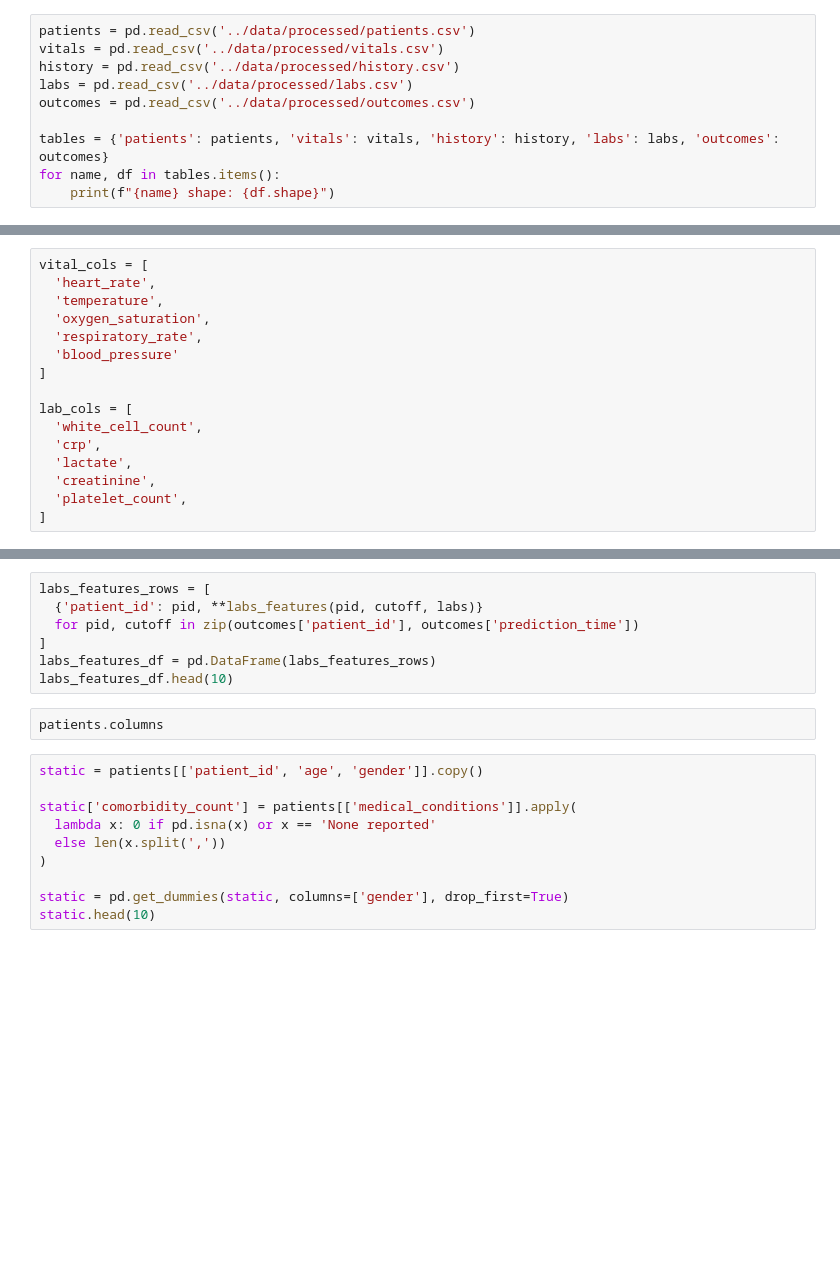
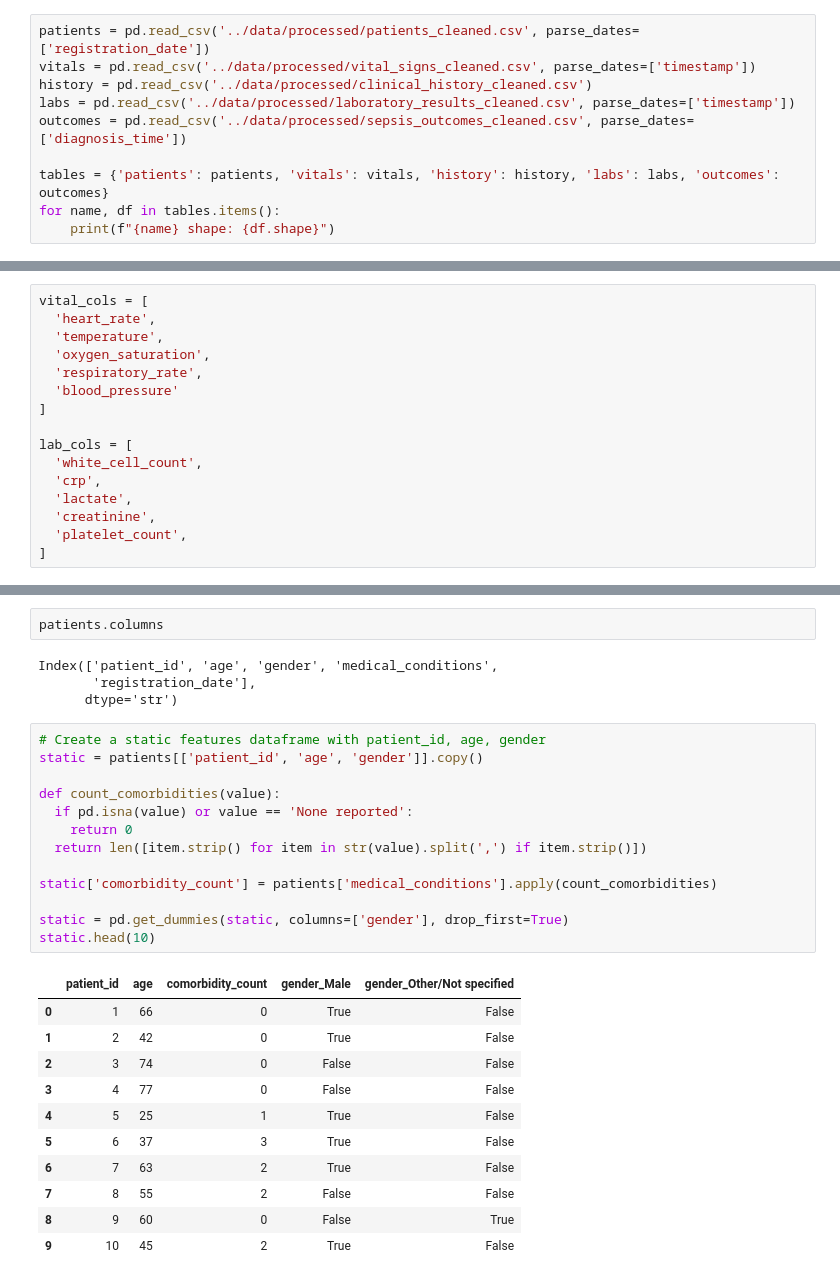
Before and after one commit to WhizIkem/Elvara_MLOps, a Jupyter notebook: notebooks/02_feature_engineering.ipynb, the cells around one changed output, grey strips where cells are left out. Drawn from its saved outputs; the diff is of its cells as text; blank space fills up the shorter version.

```diff
--- a/notebooks/02_feature_engineering.ipynb
+++ b/notebooks/02_feature_engineering.ipynb
@@ -5,11 +5,11 @@ import numpy as np
 
 pd.set_option('display.max_columns', None) # display all columns in the dataframe
 # %%
-patients = pd.read_csv('../data/processed/patients.csv')
-vitals = pd.read_csv('../data/processed/vitals.csv')
-history = pd.read_csv('../data/processed/history.csv')
-labs = pd.read_csv('../data/processed/labs.csv')
-outcomes = pd.read_csv('../data/processed/outcomes.csv')
+patients = pd.read_csv('../data/processed/patients_cleaned.csv', parse_dates=['registration_date'])
+vitals = pd.read_csv('../data/processed/vital_signs_cleaned.csv', parse_dates=['timestamp'])
+history = pd.read_csv('../data/processed/clinical_history_cleaned.csv')
+labs = pd.read_csv('../data/processed/laboratory_results_cleaned.csv', parse_dates=['timestamp'])
+outcomes = pd.read_csv('../data/processed/sepsis_outcomes_cleaned.csv', parse_dates=['diagnosis_time'])
 
 tables = {'patients': patients, 'vitals': vitals, 'history': history, 'labs': labs, 'outcomes': outcomes}
 for name, df in tables.items():
@@ -106,20 +180,32 @@ def labs_features(pid, cutoff, df):
-# %%
-labs_features_rows = [
-  {'patient_id': pid, **labs_features(pid, cutoff, labs)}
-  for pid, cutoff in zip(outcomes['patient_id'], outcomes['prediction_time'])
-]
-labs_features_df = pd.DataFrame(labs_features_rows)
-labs_features_df.head(10)
 # %%
 patients.columns
+# %% [output]
+Index(['patient_id', 'age', 'gender', 'medical_conditions',
+       'registration_date'],
+      dtype='str')
 # %%
+# Create a static features dataframe with patient_id, age, gender
 static = patients[['patient_id', 'age', 'gender']].copy()
 
-static['comorbidity_count'] = patients[['medical_conditions']].apply(
-  lambda x: 0 if pd.isna(x) or x == 'None reported'
-  else len(x.split(','))
-)
+def count_comorbidities(value):
+  if pd.isna(value) or value == 'None reported':
+    return 0
+  return len([item.strip() for item in str(value).split(',') if item.strip()])
+
+static['comorbidity_count'] = patients['medical_conditions'].apply(count_comorbidities)
 
 static = pd.get_dummies(static, columns=['gender'], drop_first=True)
 static.head(10)
+# %% [output]
+|  | patient_id | age | comorbidity_count | gender_Male | gender_Other/Not specified |
+| 0 | 1 | 66 | 0 | True | False |
+| 1 | 2 | 42 | 0 | True | False |
+| 2 | 3 | 74 | 0 | False | False |
+| 3 | 4 | 77 | 0 | False | False |
+| 4 | 5 | 25 | 1 | True | False |
+| 5 | 6 | 37 | 3 | True | False |
+| 6 | 7 | 63 | 2 | True | False |
+| 7 | 8 | 55 | 2 | False | False |
+| 8 | 9 | 60 | 0 | False | True |
+| 9 | 10 | 45 | 2 | True | False |
 # %%
```
Also changed, not shown: parts of 15 cells of this notebook, 30 other files.
